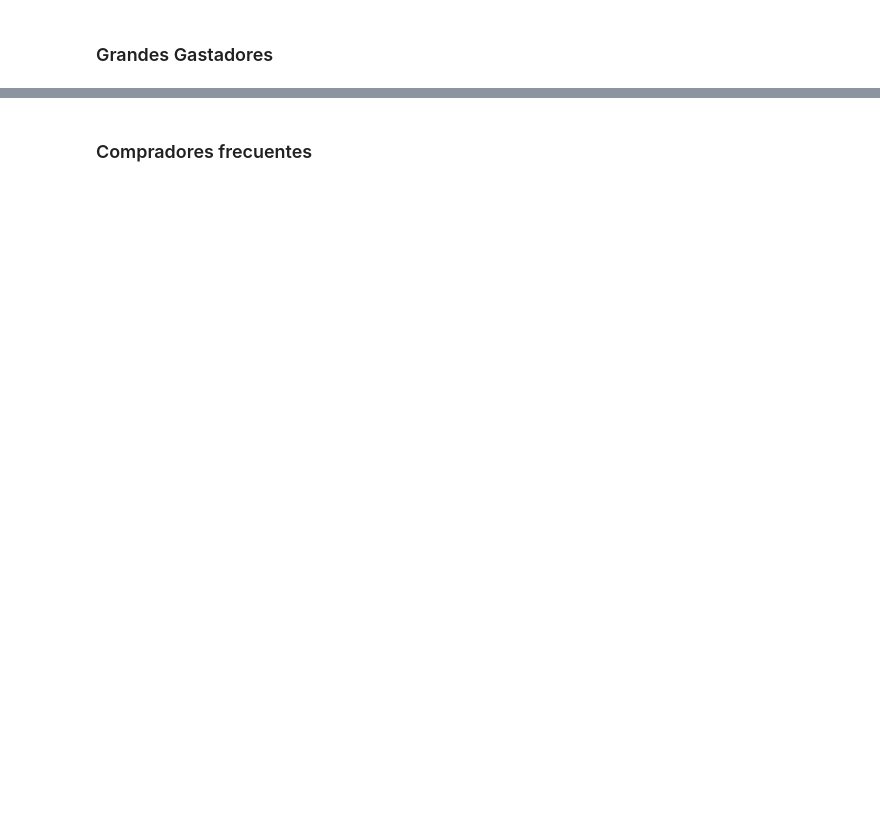
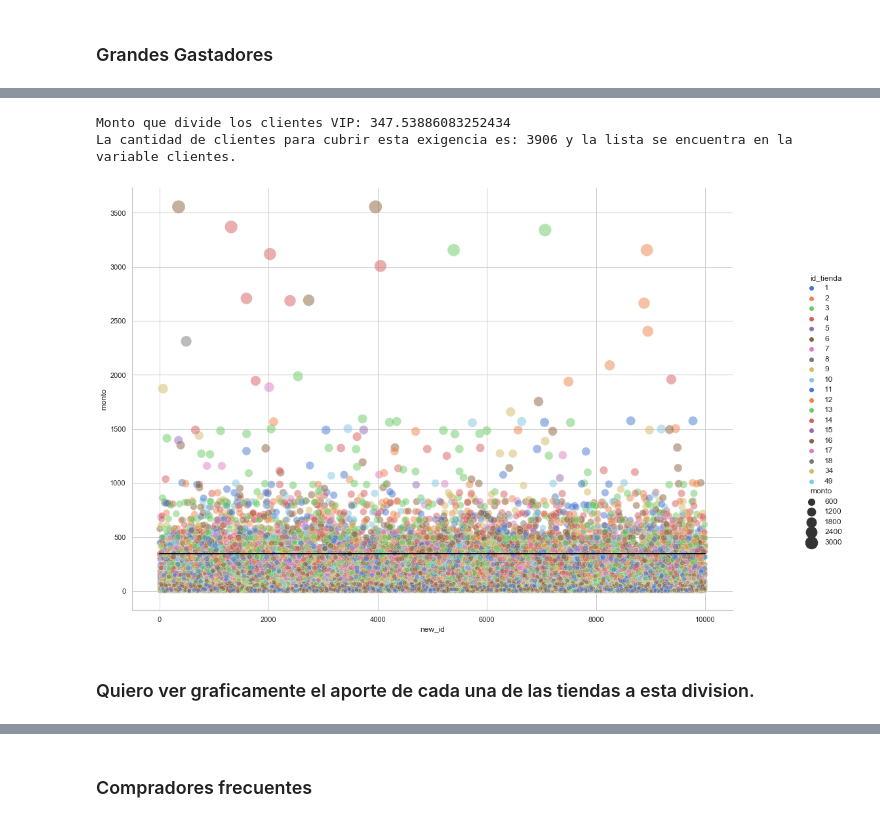
Before and after one commit to jarb29/LUMINUX, a Jupyter notebook: luminux-challenge.ipynb, the cells around one changed output, grey strips where cells are left out. Cells and saved outputs as stored; diff of their text form; code cells hidden in the pictures; blank space fills up the shorter version.

```diff
--- a/luminux-challenge.ipynb
+++ b/luminux-challenge.ipynb
@@ -313,3 +305,0 @@ df.head()
-# %%
-total = df["monto"].sum()
-print(total)
@@ -329,3 +305,0 @@ def id_cliente(data):
-# %%
-df['new_id'] = df['id_cliente'].apply(id_cliente)
-df.head()
@@ -363,10 +305,0 @@ montos_toal = new_df["monto"].sum()
-# %%
-sns.set_theme(style="white")
-
-# Plot miles per gallon against horsepower with other semantics
-b = sns.relplot(x="new_id", y="monto", hue="id_tienda", size="monto",
-            sizes=(40, 400), alpha=.5, palette="muted",
-            height=6, data=df)
-plt.plot([divisor_monto, 10000], [divisor_monto, divisor_monto], linewidth=2)
-b.fig.set_figwidth(17)
-b.fig.set_figheight(10)
@@ -377 +327,43 @@ Todos los valores contenidos por encima de la linea corresponde al 20% del total
+# %%
+porcentaje_equivalente = 0.2
+
+# Agregando el id, debido a que solo quiero realizar una representacion grafica para determinar
+import random
+random.seed(42)
+
+df = df.copy()
+df['new_id']  = np.random.randint(1, 10000, df.shape[0])
+
+df.sort_values(by=["monto"], ascending=False)
+uniques_montos = sorted(df["monto"].unique().tolist(), reverse=True)
+
+total_div = round(total*porcentaje_equivalente)
+
+for each in uniques_montos:
+    new_suma = df[df["monto"] >= each]
+    suma = new_suma["monto"].sum()
+    if suma >= total_div:
+        monto_equi = each
+        break
+
+divisor_monto = monto_equi
+clientes = df[df["monto"]>monto_equi]['id_cliente'].unique().tolist()
+
+print("Monto que divide los clientes VIP:", divisor_monto)
+print("La cantidad de clientes para cubrir esta exigencia es:", len(clientes), "y la lista se encuentra en la variable clientes.")
+
+# Plot miles per gallon against horsepower with other semantics
+sns.set_theme(style="whitegrid")
+b = sns.relplot(x="new_id", y="monto", hue="id_tienda", size="monto",
+            sizes=(40, 400), alpha=.5, palette="muted",
+            height=6, data=df)
+plt.plot([0, 10000], [divisor_monto, divisor_monto], linewidth=2, color="black")
+b.fig.set_figwidth(17)
+b.fig.set_figheight(10)
+# %% [output]
+Monto que divide los clientes VIP: 347.53886083252434
+La cantidad de clientes para cubrir esta exigencia es: 3906 y la lista se encuentra en la variable clientes.
+[figure, added]
+# %% [markdown]
+### Quiero ver graficamente el aporte de cada una de las tiendas a esta division.
 # %%
```
Also changed, not shown: parts of 29 cells of this notebook.
